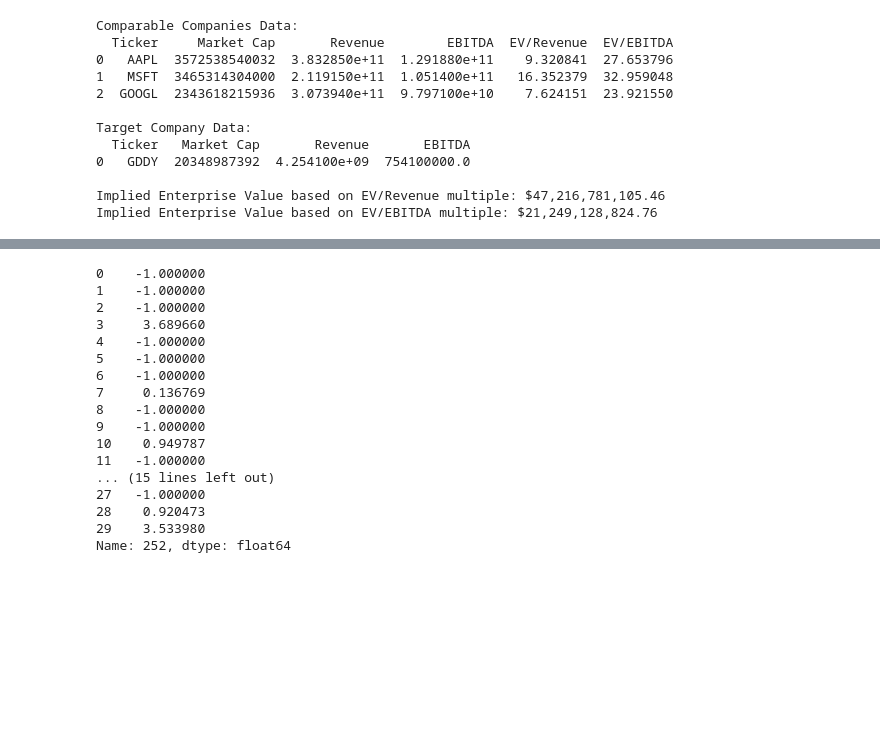
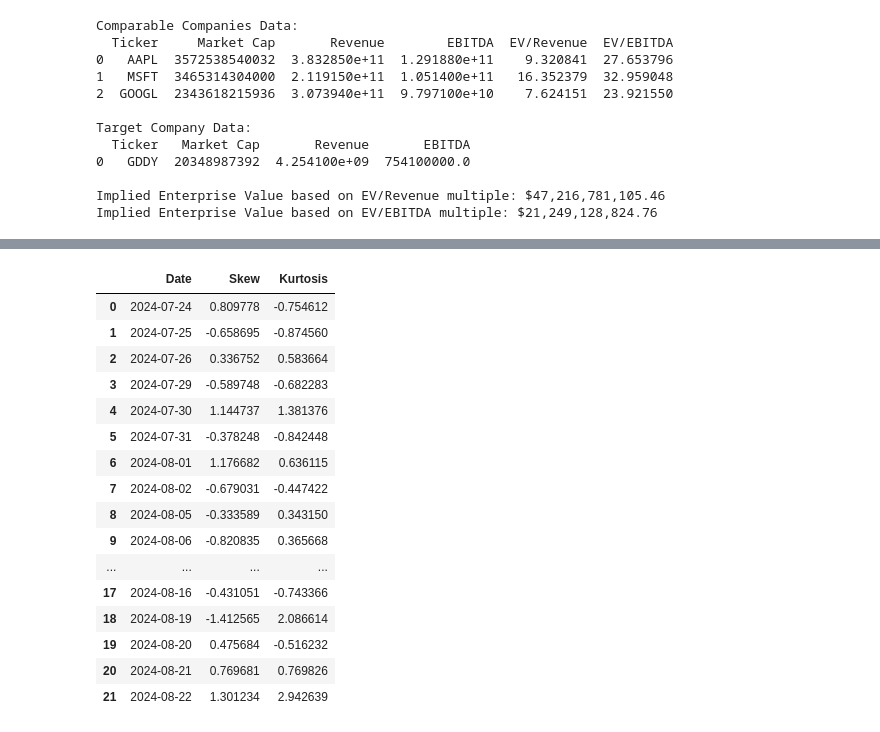
Before and after one commit to ab123-bruh/fund_temp, a Jupyter notebook: mvtest.ipynb, the cells around one changed output, grey strips where cells are left out. Saved outputs shown, nothing was run; the diff lists cells and outputs as text; code cells hidden in the pictures; blank space fills up the shorter version.

```diff
--- a/mvtest.ipynb
+++ b/mvtest.ipynb
@@ -512,23 +511,44 @@ ret.plot(kind="hist",density=True)
-# %%
-import mvmodels as sim
-from mvdata import TickerData
-
-sims = sim.monte_carlo("SIGA",num_days=252,point_per_day=1,num_simulations=1000)
-# %% [output]
-0    -1.000000
-1    -1.000000
-2    -1.000000
-3     3.689660
-4    -1.000000
-5    -1.000000
-6    -1.000000
-7     0.136769
-8    -1.000000
-9    -1.000000
-10    0.949787
-11   -1.000000
-... (15 lines left out)
-27   -1.000000
-28    0.920473
-29    3.533980
-Name: 252, dtype: float64
+# %%
+import yfinance as yf
+import datetime as dt
+
+a = []
+
+for i in range(30):
+    day = dt.datetime.today() - pd.Timedelta(days=i)
+
+    is_weekday = dt.datetime.isoweekday(day)
+
+    if is_weekday == 6 or is_weekday == 7:
+        continue
+
+    start = day.strftime("%Y-%m-%d")
+
+    if is_weekday == 5:
+        end = (day + pd.Timedelta(days=3)).strftime("%Y-%m-%d")
+    else:
+        end = (day + pd.Timedelta(days=1)).strftime("%Y-%m-%d")
+
+    df = yf.download("SNOW", start=start, end=end, interval="1m",progress=False)["Adj Close"]
+
+    a.append([start,df.skew(),df.kurtosis()])
+
+pd.DataFrame(reversed(a),columns=["Date", "Skew", "Kurtosis"])
+# %% [output]
+|  | Date | Skew | Kurtosis |
+| 0 | 2024-07-24 | 0.809778 | -0.754612 |
+| 1 | 2024-07-25 | -0.658695 | -0.874560 |
+| 2 | 2024-07-26 | 0.336752 | 0.583664 |
+| 3 | 2024-07-29 | -0.589748 | -0.682283 |
+| 4 | 2024-07-30 | 1.144737 | 1.381376 |
+| 5 | 2024-07-31 | -0.378248 | -0.842448 |
+| 6 | 2024-08-01 | 1.176682 | 0.636115 |
+| 7 | 2024-08-02 | -0.679031 | -0.447422 |
+| 8 | 2024-08-05 | -0.333589 | 0.343150 |
+| 9 | 2024-08-06 | -0.820835 | 0.365668 |
+| ... | ... | ... | ... |
+| 17 | 2024-08-16 | -0.431051 | -0.743366 |
+| 18 | 2024-08-19 | -1.412565 | 2.086614 |
+| 19 | 2024-08-20 | 0.475684 | -0.516232 |
+| 20 | 2024-08-21 | 0.769681 | 0.769826 |
+| 21 | 2024-08-22 | 1.301234 | 2.942639 |
```
Also changed, not shown: parts of 3 cells of this notebook, 2 other files.
